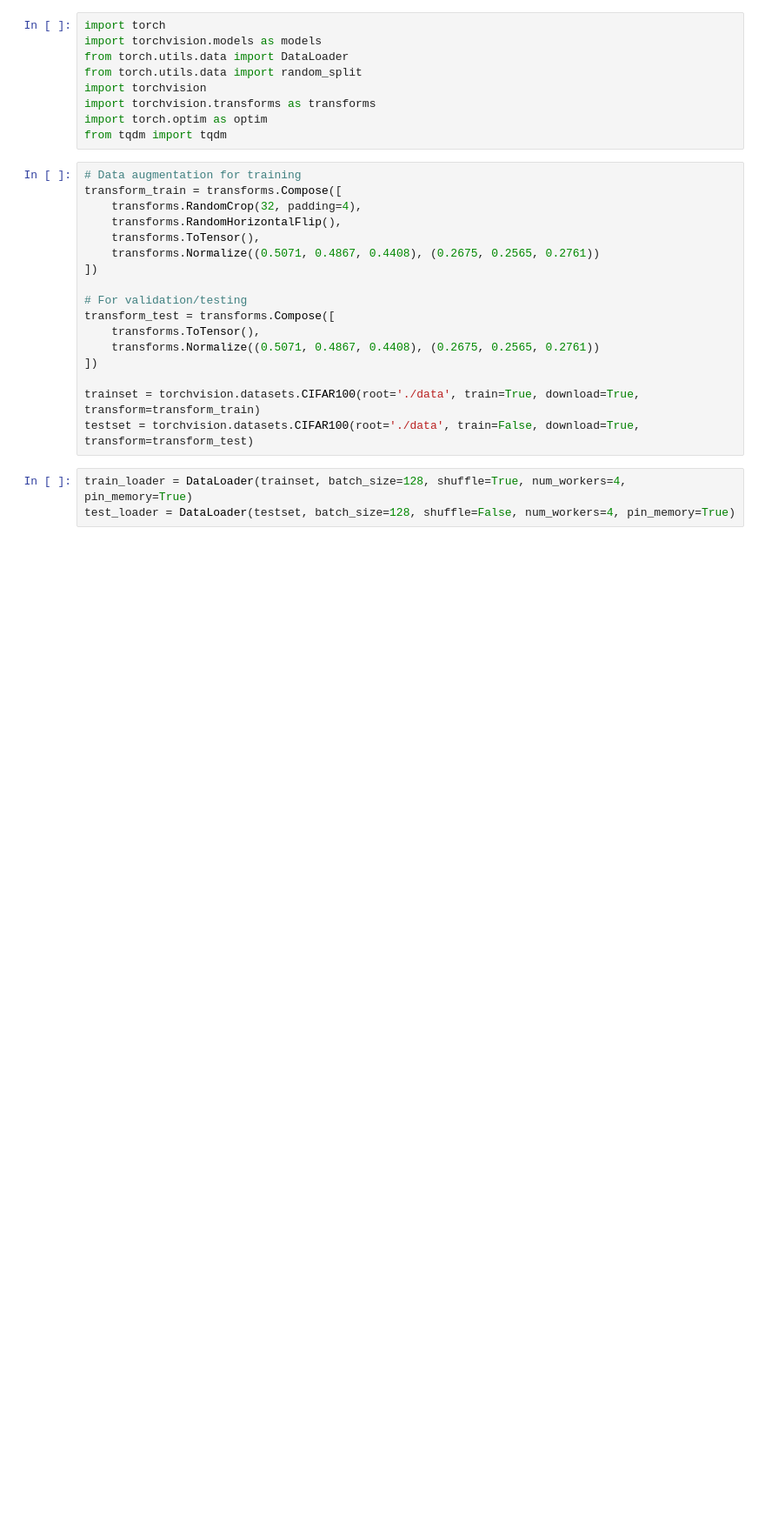
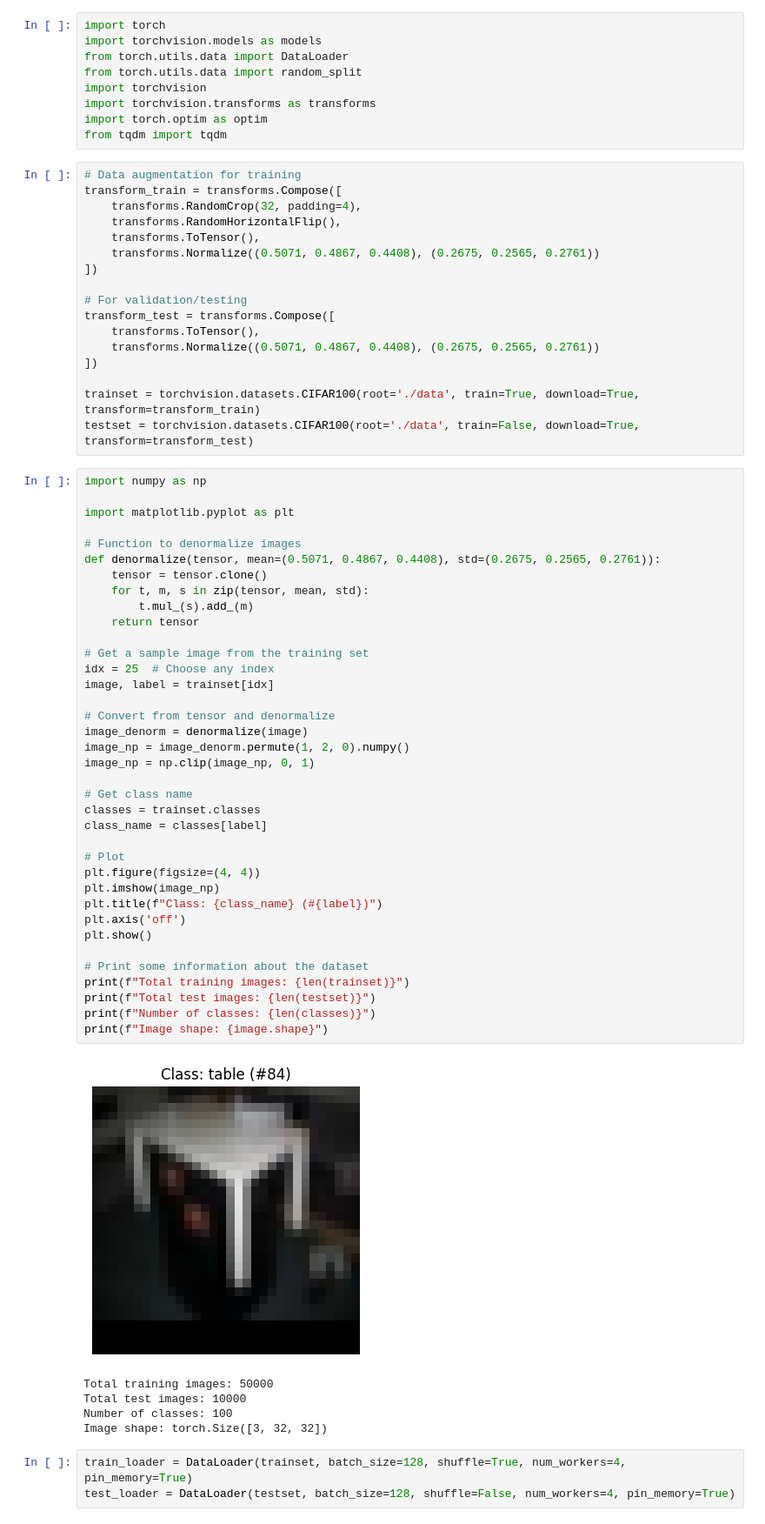
Before and after one commit to PradHolla/AAI595-Final-Project, a Jupyter notebook: 1.Baseline.ipynb, the cells around one changed output. Shown at 87% size. Cells and saved outputs as stored; diff of their text form; blank space fills up the shorter version.

```diff
--- a/1.Baseline.ipynb
+++ b/1.Baseline.ipynb
@@ -24,6 +24,49 @@ transform_test = transforms.Compose([
 
 trainset = torchvision.datasets.CIFAR100(root='./data', train=True, download=True, transform=transform_train)
 testset = torchvision.datasets.CIFAR100(root='./data', train=False, download=True, transform=transform_test)
+# %%
+import numpy as np
+
+import matplotlib.pyplot as plt
+
+# Function to denormalize images
+def denormalize(tensor, mean=(0.5071, 0.4867, 0.4408), std=(0.2675, 0.2565, 0.2761)):
+    tensor = tensor.clone()
+    for t, m, s in zip(tensor, mean, std):
+        t.mul_(s).add_(m)
+    return tensor
+
+# Get a sample image from the training set
+idx = 25  # Choose any index
+image, label = trainset[idx]
+
+# Convert from tensor and denormalize
+image_denorm = denormalize(image)
+image_np = image_denorm.permute(1, 2, 0).numpy()
+image_np = np.clip(image_np, 0, 1)
+
+# Get class name
+classes = trainset.classes
+class_name = classes[label]
+
+# Plot
+plt.figure(figsize=(4, 4))
+plt.imshow(image_np)
+plt.title(f"Class: {class_name} (#{label})")
+plt.axis('off')
+plt.show()
+
+# Print some information about the dataset
+print(f"Total training images: {len(trainset)}")
+print(f"Total test images: {len(testset)}")
+print(f"Number of classes: {len(classes)}")
+print(f"Image shape: {image.shape}")
+# %% [output]
+[figure, added]
+Total training images: 50000
+Total test images: 10000
+Number of classes: 100
+Image shape: torch.Size([3, 32, 32])
 # %%
 train_loader = DataLoader(trainset, batch_size=128, shuffle=True, num_workers=4, pin_memory=True)
 test_loader = DataLoader(testset, batch_size=128, shuffle=False, num_workers=4, pin_memory=True)
```
Also changed, not shown: parts of 2 cells of this notebook, 1 other file.
